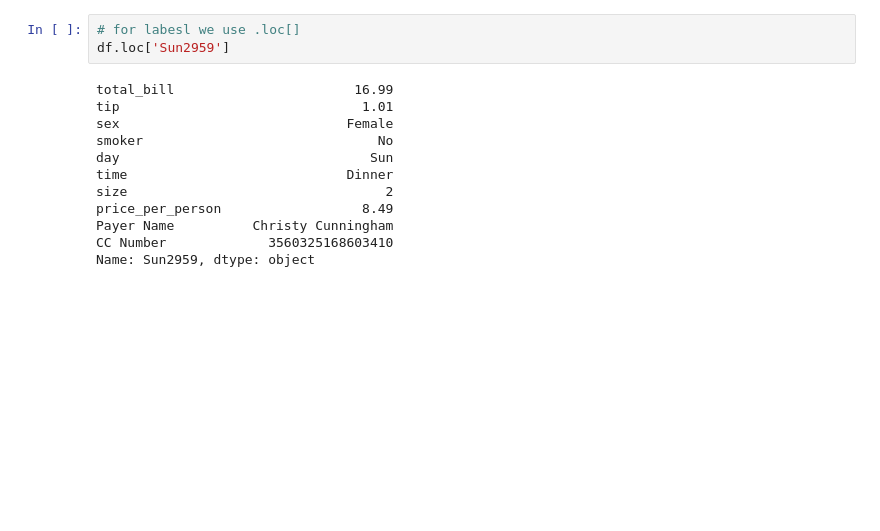
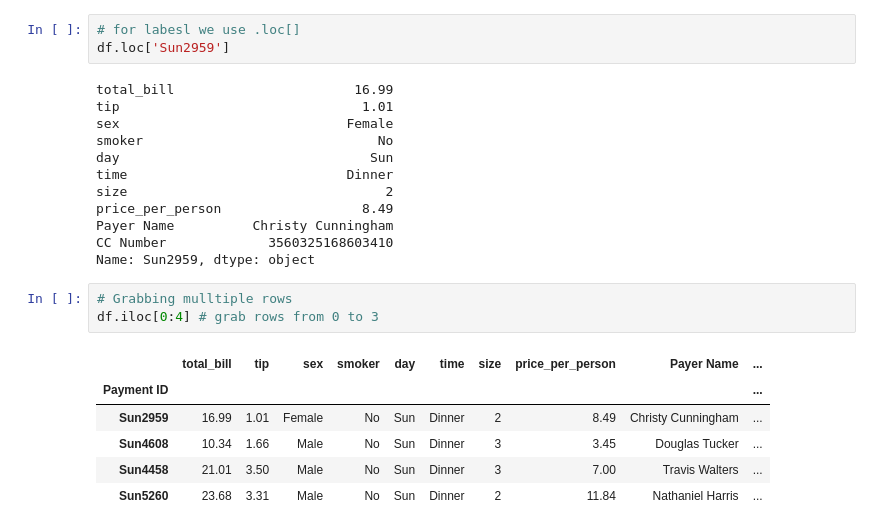
Before and after one commit to RagnarOkayy/DataAnalysisPython, a Jupyter notebook: UdemyDataframe.ipynb, the cells around one changed output. Drawn from its saved outputs; the diff is of its cells as text; blank space fills up the shorter version.

```diff
--- a/UdemyDataframe.ipynb
+++ b/UdemyDataframe.ipynb
@@ -357,3 +357,13 @@ price_per_person                  8.49
 Payer Name          Christy Cunningham
 CC Number             3560325168603410
 Name: Sun2959, dtype: object
+# %%
+# Grabbing mulltiple rows
+df.iloc[0:4] # grab rows from 0 to 3
+# %% [output]
+|  | total_bill | tip | sex | smoker | day | time | size | price_per_person | Payer Name | ... |
+| Payment ID |  |  |  |  |  |  |  |  |  | ... |
+| Sun2959 | 16.99 | 1.01 | Female | No | Sun | Dinner | 2 | 8.49 | Christy Cunningham | ... |
+| Sun4608 | 10.34 | 1.66 | Male | No | Sun | Dinner | 3 | 3.45 | Douglas Tucker | ... |
+| Sun4458 | 21.01 | 3.50 | Male | No | Sun | Dinner | 3 | 7.00 | Travis Walters | ... |
+| Sun5260 | 23.68 | 3.31 | Male | No | Sun | Dinner | 2 | 11.84 | Nathaniel Harris | ... |
```
Also changed, not shown: parts of 3 cells of this notebook.
